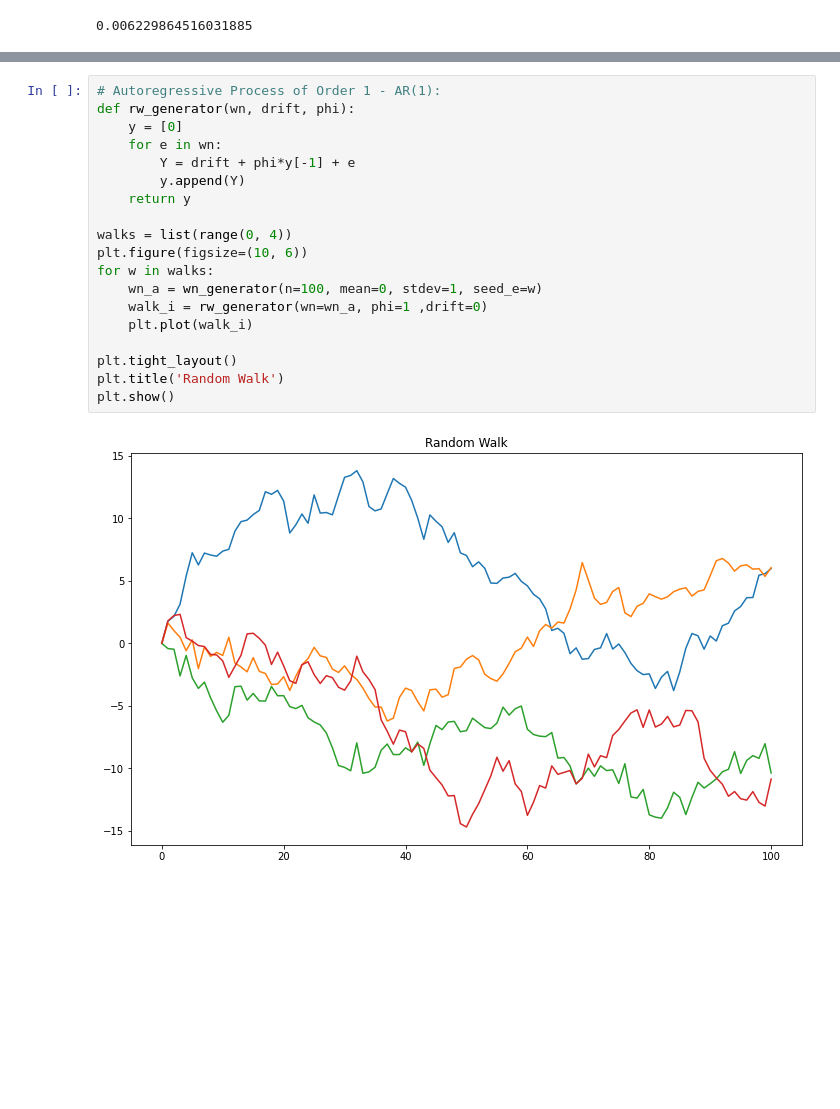
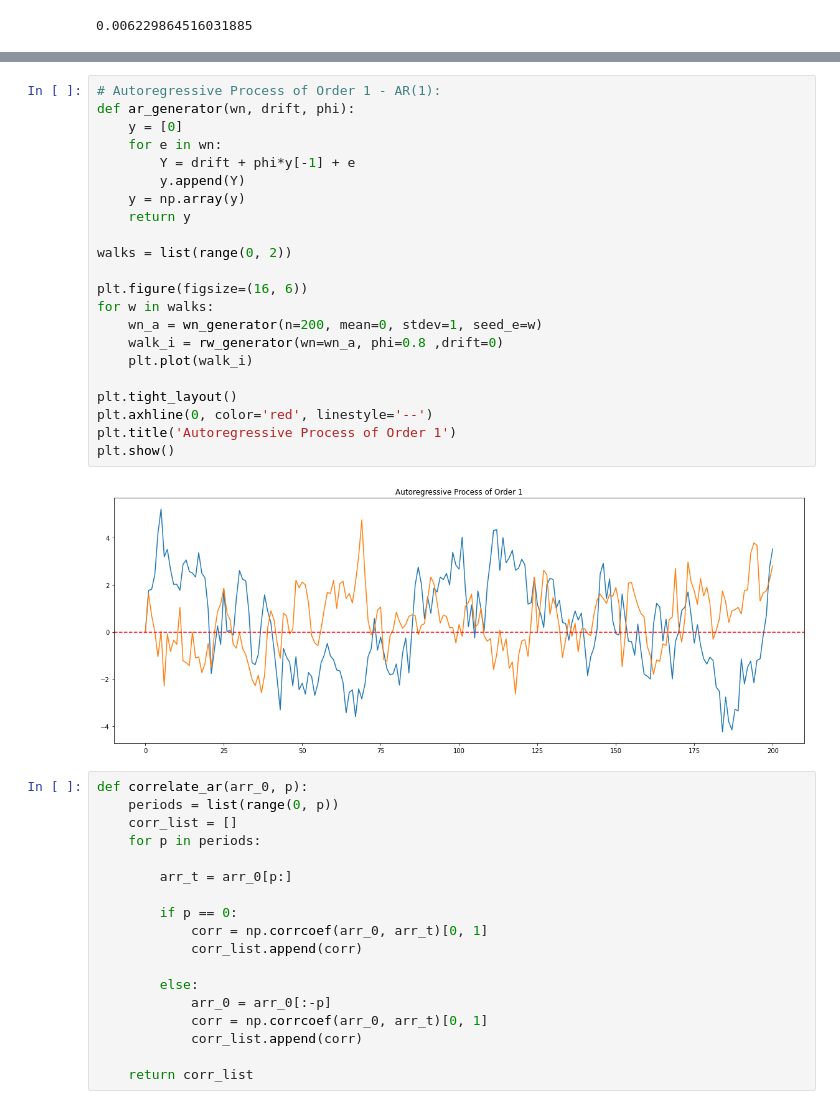
Before and after one commit to antoniosalomao/Time-Series-Simulations, a Jupyter notebook: MA_demo.ipynb, the cells around one changed output, grey strips where cells are left out. Drawn from its saved outputs; the diff is of its cells as text; blank space fills up the shorter version.

```diff
--- a/MA_demo.ipynb
+++ b/MA_demo.ipynb
@@ -75,21 +76,42 @@ plt.show()
 # %%
 # Autoregressive Process of Order 1 - AR(1):
-def rw_generator(wn, drift, phi):
+def ar_generator(wn, drift, phi):
     y = [0]
     for e in wn:
         Y = drift + phi*y[-1] + e
         y.append(Y)
+    y = np.array(y)
     return y
 
-walks = list(range(0, 4))
-plt.figure(figsize=(10, 6))
+walks = list(range(0, 2))
+
+plt.figure(figsize=(16, 6))
 for w in walks:
-    wn_a = wn_generator(n=100, mean=0, stdev=1, seed_e=w)
-    walk_i = rw_generator(wn=wn_a, phi=1 ,drift=0)
+    wn_a = wn_generator(n=200, mean=0, stdev=1, seed_e=w)
+    walk_i = rw_generator(wn=wn_a, phi=0.8 ,drift=0)
     plt.plot(walk_i)
 
 plt.tight_layout()
-plt.title('Random Walk')
+plt.axhline(0, color='red', linestyle='--')
+plt.title('Autoregressive Process of Order 1')
 plt.show()
 # %% [output]
-[figure, old version]
+[figure, new version]
+# %%
+def correlate_ar(arr_0, p):
+    periods = list(range(0, p))
+    corr_list = []
+    for p in periods:
+
+        arr_t = arr_0[p:]
+
+        if p == 0:
+            corr = np.corrcoef(arr_0, arr_t)[0, 1]
+            corr_list.append(corr)
+
+        else:
+            arr_0 = arr_0[:-p]
+            corr = np.corrcoef(arr_0, arr_t)[0, 1]
+            corr_list.append(corr)
+
+    return corr_list
```
Also changed, not shown: parts of 2 cells of this notebook.
